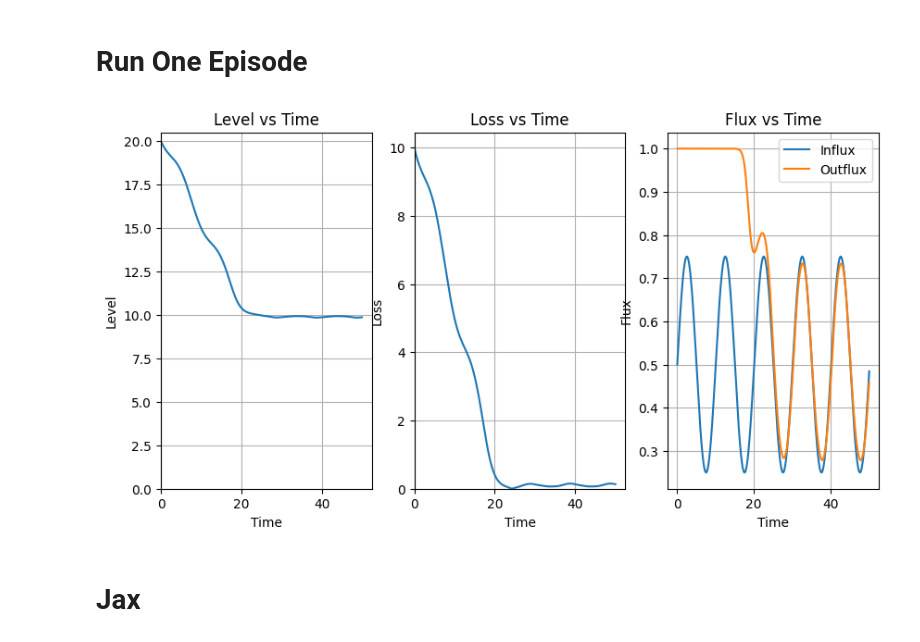
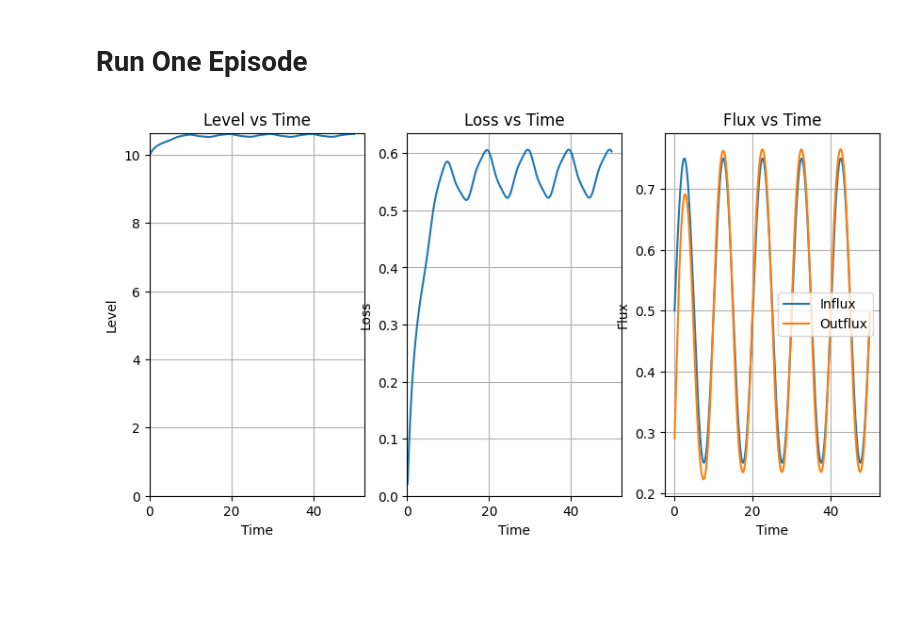
Before and after one commit to MartinGIgnatov/Policy_Gradien_Water_Tank, a Jupyter notebook: main.ipynb, the cells around one changed output. Cells and saved outputs as stored; diff of their text form; code cells hidden in the pictures; blank space fills up the shorter version.

```diff
--- a/main.ipynb
+++ b/main.ipynb
@@ -122,51 +168,26 @@ Waiting for W&B process to finish... (success).
 # %% [markdown]
 # Run One Episode
 # %%
-params = {
-    "environment": {
-        "time_step": 0.1,
-        "target_level": 10,
-        "initial_level": 20,
-        "initial_time": 0,
-        "max_outflux": 1,
-    },
-    "influx":{
-        "amplitude": 0.25,
-        "frequency": 0.1,
-        "offset": 0.5
-    },
-    "model": {
-        "input_size": 2,
-        "hidden_size": 32,
-        "output_size": 1
-    },
-    "run": {
-        "num_epochs": 1,
-        "num_steps": 500
-    }
-}
+from params import influx_params, env_params, model_params, run_params, start_params, optimizer_params
 
 # Initialize the environment and the MLP
-model = MLP(params)
+model = MLP(model_params)
 
 # Load the saved parameters
 model.load_state_dict(torch.load('model_params.pth'))
 
-water_tank = WaterTank(params)
+water_tank = WaterTank(start_params, env_params, influx_params)
 
-for step in range(params["run"]["num_steps"]):
+for step in range(run_params["num_steps"]):
     # Prepare the input for the MLP network (current_level and next_step_influx)
-    influx = influx_function(water_tank.time, params)
-    state = torch.tensor([water_tank.level, influx], dtype=torch.float32)
+    state = water_tank.get_state()
 
     # Get the outflux_percentage from the MLP
     outflux_percentage = model(state)
 
     # Take a step in the environment
-    reward = water_tank.step(outflux_percentage, influx)
+    reward = water_tank.step(outflux_percentage)
 
 plot_history(*water_tank.get_history())
 # %% [output]
-[figure, old version]
+[figure, new version]
-# %% [markdown]
-# Jax
```
Also changed, not shown: parts of 8 cells of this notebook, 13 other files.
